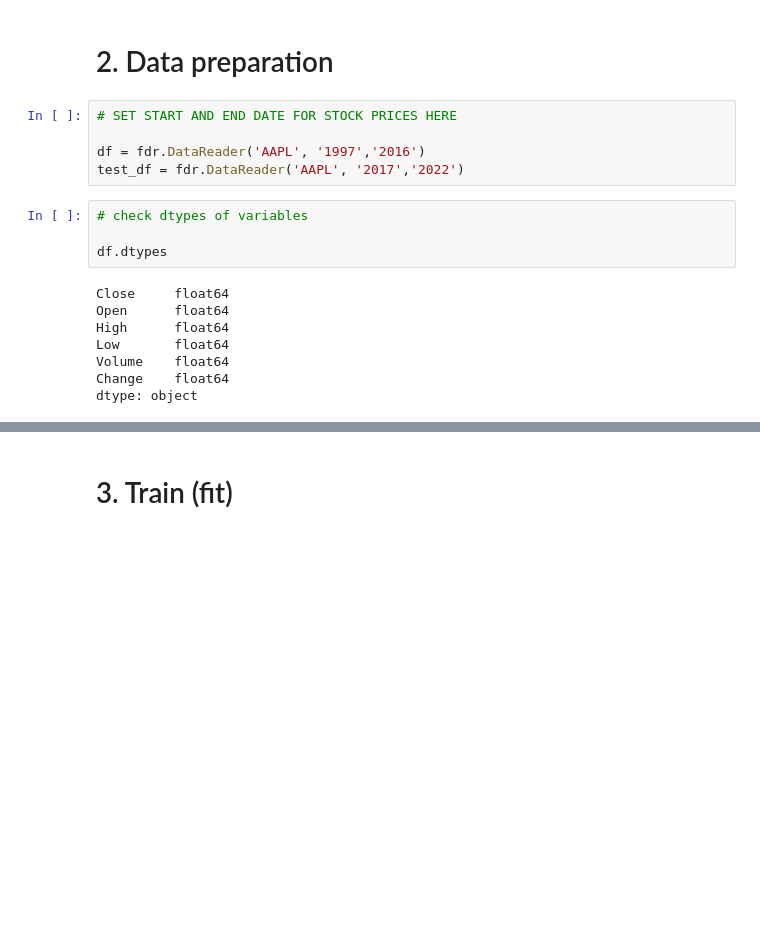
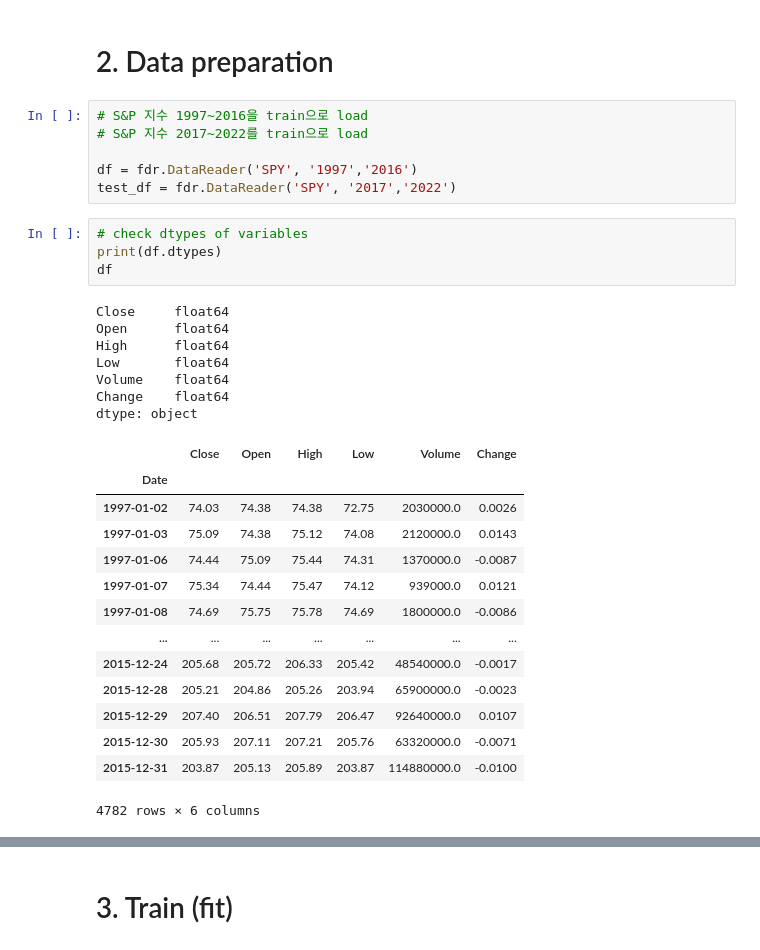
Before and after one commit to kdh4672/economy_ai, a Jupyter notebook: ai_homework.ipynb, the cells around one changed output, grey strips where cells are left out. Cells and saved outputs as stored; diff of their text form; blank space fills up the shorter version.

```diff
--- a/ai_homework.ipynb
+++ b/ai_homework.ipynb
@@ -47,20 +48,35 @@ from datetime import datetime
 import FinanceDataReader as fdr
 # %% [markdown]
 # 2. Data preparation
-# %%
-# SET START AND END DATE FOR STOCK PRICES HERE
-
-df = fdr.DataReader('AAPL', '1997','2016')
-test_df = fdr.DataReader('AAPL', '2017','2022')
+# %%
+# S&P 지수 1997~2016을 train으로 load
+# S&P 지수 2017~2022를 train으로 load
+
+df = fdr.DataReader('SPY', '1997','2016')
+test_df = fdr.DataReader('SPY', '2017','2022')
 # %%
 # check dtypes of variables
-
-df.dtypes
+print(df.dtypes)
+df
 # %% [output]
 Close     float64
 Open      float64
 High      float64
 Low       float64
 Volume    float64
 Change    float64
 dtype: object
+|  | Close | Open | High | Low | Volume | Change |
+| Date |  |  |  |  |  |  |
+| 1997-01-02 | 74.03 | 74.38 | 74.38 | 72.75 | 2030000.0 | 0.0026 |
+| 1997-01-03 | 75.09 | 74.38 | 75.12 | 74.08 | 2120000.0 | 0.0143 |
+| 1997-01-06 | 74.44 | 75.09 | 75.44 | 74.31 | 1370000.0 | -0.0087 |
+| 1997-01-07 | 75.34 | 74.44 | 75.47 | 74.12 | 939000.0 | 0.0121 |
+| 1997-01-08 | 74.69 | 75.75 | 75.78 | 74.69 | 1800000.0 | -0.0086 |
+| ... | ... | ... | ... | ... | ... | ... |
+| 2015-12-24 | 205.68 | 205.72 | 206.33 | 205.42 | 48540000.0 | -0.0017 |
+| 2015-12-28 | 205.21 | 204.86 | 205.26 | 203.94 | 65900000.0 | -0.0023 |
+| 2015-12-29 | 207.40 | 206.51 | 207.79 | 206.47 | 92640000.0 | 0.0107 |
+| 2015-12-30 | 205.93 | 207.11 | 207.21 | 205.76 | 63320000.0 | -0.0071 |
+| 2015-12-31 | 203.87 | 205.13 | 205.89 | 203.87 | 114880000.0 | -0.0100 |
+4782 rows × 6 columns
```
Also changed, not shown: parts of 15 cells of this notebook.
